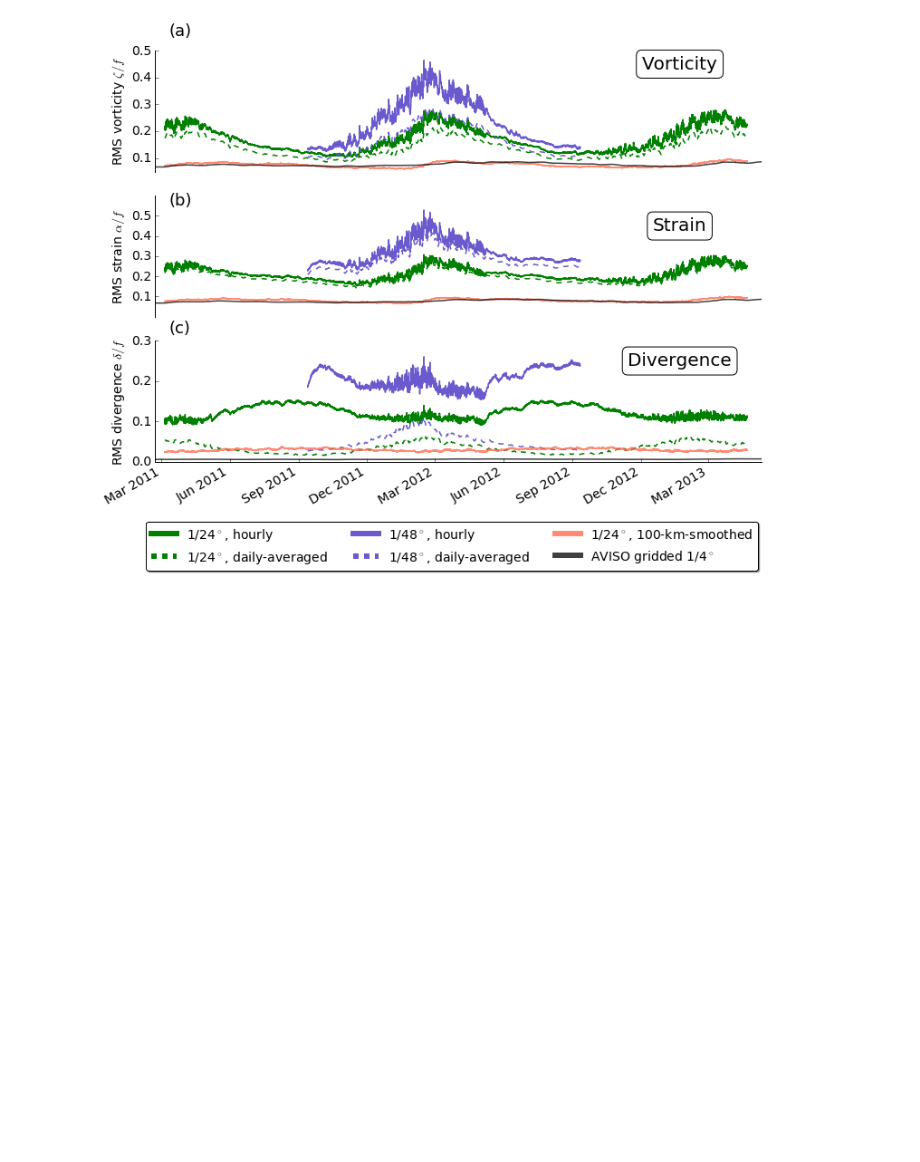
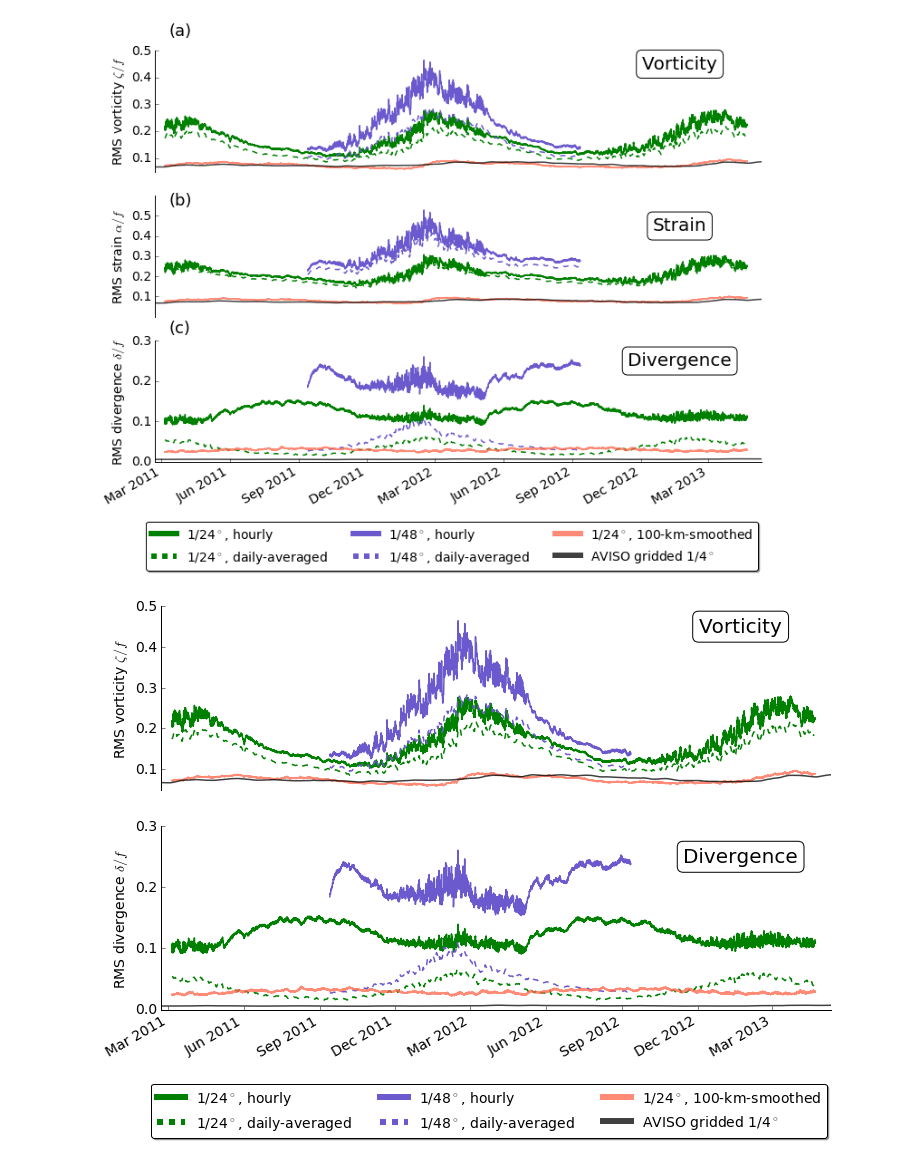
Before and after one commit to cesar-rocha/UpperOceanSeasonality, a Jupyter notebook: notebooks/Figure2.ipynb, the cells around one changed output. Drawn from its saved outputs; the diff is of its cells as text; code cells hidden in the pictures; blank space fills up the shorter version.

```diff
--- a/notebooks/Figure2.ipynb
+++ b/notebooks/Figure2.ipynb
@@ -141,2 +141,58 @@ plt.savefig(__dest__[0],bbox_inches='tight')
 # %% [output]
 [figure]
+# %%
+fig = plt.figure(figsize=(12,8))
+
+ax = fig.add_subplot(211)
+plt.plot(time2160,llc['2160']['hourly/vorticity'][:],color='g',label=r'1/24$^\circ$, hourly')
+plt.plot(timed2160,llc['2160']['daily-averaged/vorticity'][:],'--',color='g',label='1/24$^\circ$, daily-averaged')
+plt.plot(time4320,llc['4320']['hourly/vorticity'][:],color=c1,label=r'1/48$^\circ$, hourly')
+plt.plot(timed4320,llc['4320']['daily-averaged/vorticity'][:],'--',color=c1,label='1/48$^\circ$, daily-averaged')
+plt.plot(time2160,llc['2160']['smoothed100km/vorticity'][:],color='tomato',alpha=ap,label='1/24$^\circ$, 100-km-smoothed')
+plt.plot(timeaviso,llc['aviso']['vorticity'][:],color='k',alpha=ap,label='AVISO gridded 1/4$^\circ$')
+
+
+plt.text(timed2160[-90], .45, "Vorticity", size=20, rotation=0.,
+         ha="center", va="center",
+           bbox = dict(boxstyle="round",ec='k',fc='w'))
+plt.xticks([])
+plt.ylabel(r'RMS vorticity $\zeta/f$')
+#plt.text(timed2160[5], .555,'(a)',fontsize=18)
+ax.xaxis.tick_top()
+ax.spines['right'].set_visible(False)
+ax.spines['top'].set_visible(False)
+ax.spines['bottom'].set_visible(False)
+ax.yaxis.set_ticks_position('left')
+ax.xaxis.set_ticks_position('bottom')
+
+plt.yticks([ .1, .2 ,.3, .4, .5])
+lg = ax.legend(loc=(-.015,-1.9), ncol=3, fancybox=True,frameon=True, shadow=True)
+leg_width(lg,fs=6)
+
+
+ax = fig.add_subplot(212)
+plt.plot(time2160,llc['2160']['hourly/divergence'][:],color='g',label=r'1/24$^\circ$, hourly')
+plt.plot(timed2160,llc['2160']['daily-averaged/divergence'][:],'--',color='g',label='1/24$^\circ$, daily-averaged')
+plt.plot(time4320,llc['4320']['hourly/divergence'][:],color=c1,label=r'1/48$^\circ$, hourly')
+plt.plot(timed4320,llc['4320']['daily-averaged/divergence'][:],'--',color=c1,label='1/48$^\circ$, daily-averaged')
+plt.plot(time2160,llc['2160']['smoothed100km/divergence'][:],color='tomato',alpha=ap,label='1/24$^\circ$, 100-km-smoothed')
+plt.plot(timeaviso,llc['aviso']['divergence'][:],color='k',alpha=ap,label='AVISO')
+
+plt.yticks([0.,.1,.2,.3])
+
+plt.text(timed2160[-90], .25, "Divergence", size=20, rotation=0.,
+         ha="center", va="center",
+           bbox = dict(boxstyle="round",ec='k',fc='w'))
+plt.ylabel(r'RMS divergence $\delta/f$')
+
+ax.spines['right'].set_visible(False)
+ax.spines['top'].set_visible(False)
+ax.yaxis.set_ticks_position('left')
+ax.xaxis.set_ticks_position('bottom')
+#plt.text(timed2160[5], .32,'(c)',fontsize=18)
+
+plt.gcf().autofmt_xdate()
+
+plt.savefig("/Users/crocha/Desktop/fig2.png",bbox_inches='tight')
+# %% [output]
+[figure, added]
```
Also changed, not shown: parts of 1 cell of this notebook, 2 other files.
